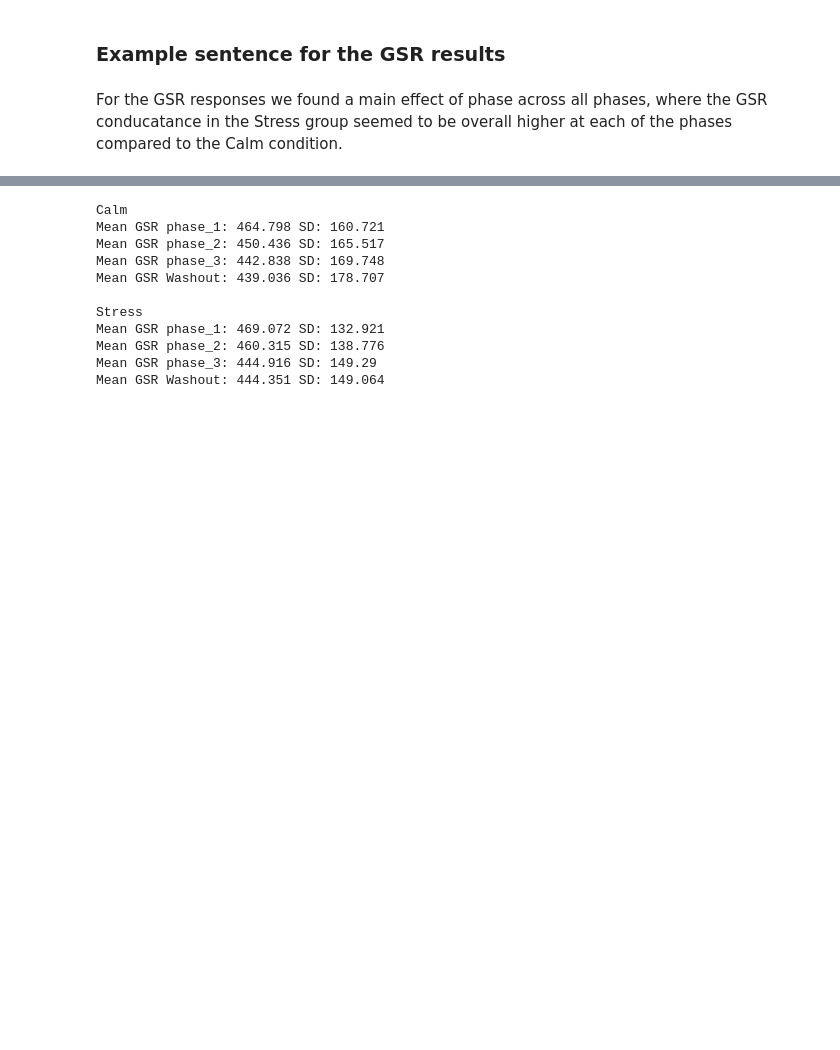
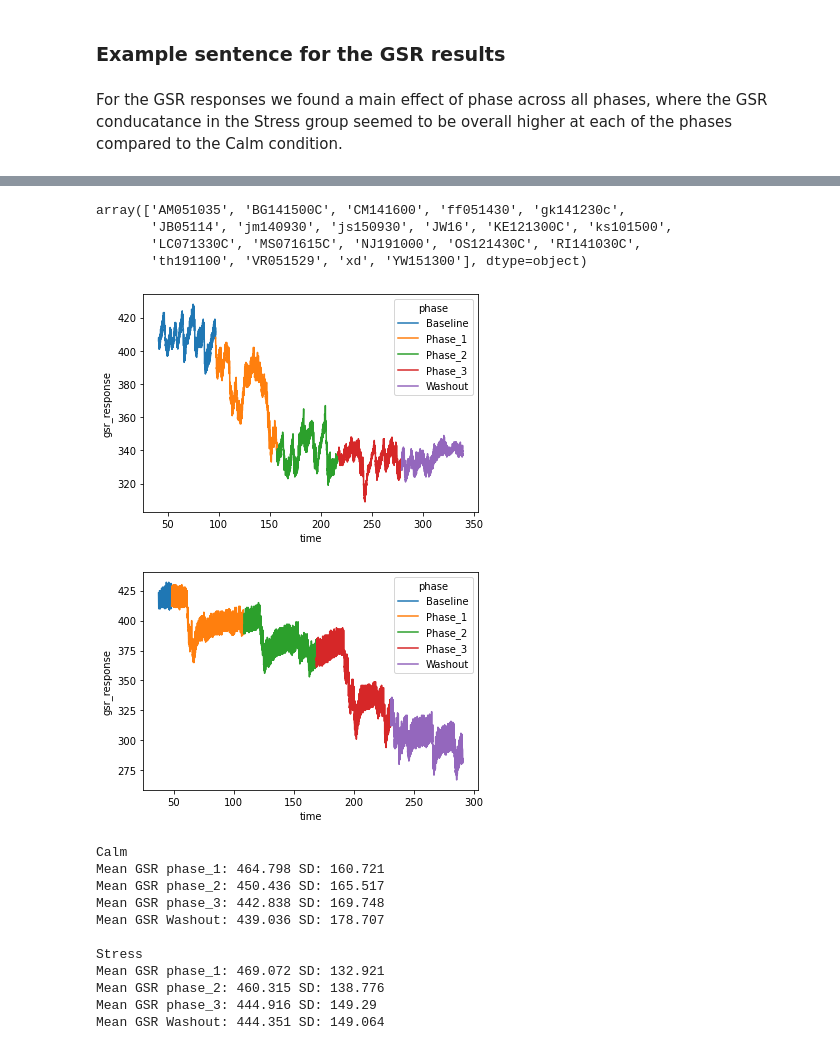
Before and after one commit to DiarKarim/LH_Project, a Jupyter notebook: PythonCodes/Analysis_v1.ipynb, the cells around one changed output, grey strips where cells are left out. Cells and saved outputs as stored; diff of their text form; code cells hidden in the pictures; blank space fills up the shorter version.

```diff
--- a/PythonCodes/Analysis_v1.ipynb
+++ b/PythonCodes/Analysis_v1.ipynb
@@ -209,3 +278,24 @@ For the GSR responses we found a main effect of phase across all phases, where t
+# %%
+mask = newDF_GSR['Condition'] == 'Calm'
+pd.unique(newDF_GSR[mask]['Participant_ID'])
+# %% [output]
+array(['AM051035', 'BG141500C', 'CM141600', 'ff051430', 'gk141230c',
+       'JB05114', 'jm140930', 'js150930', 'JW16', 'KE121300C', 'ks101500',
+       'LC071330C', 'MS071615C', 'NJ191000', 'OS121430C', 'RI141030C',
+       'th191100', 'VR051529', 'xd', 'YW151300'], dtype=object)
+# %%
+plt.figure()
+mask = (newDF_GSR["Participant_ID"] == 'LC071330C')
+sns.lineplot(x = 'time', y = 'gsr_response', data=newDF_GSR[mask], hue='phase')
+plt.savefig('Calm example 1.png', dpi=350, bbox_inch=True)
+
+plt.figure()
+mask = (newDF_GSR["Participant_ID"] == 'VR051529')
+sns.lineplot(x = 'time', y = 'gsr_response', data=newDF_GSR[mask], hue='phase')
+plt.savefig('Calm example 2.png', dpi=350, bbox_inch=True)
+# %% [output]
+[figure, added]
+[figure, added]
 # %%
 print('Calm')
 
```
Also changed, not shown: parts of 22 cells of this notebook, 8 other files.
